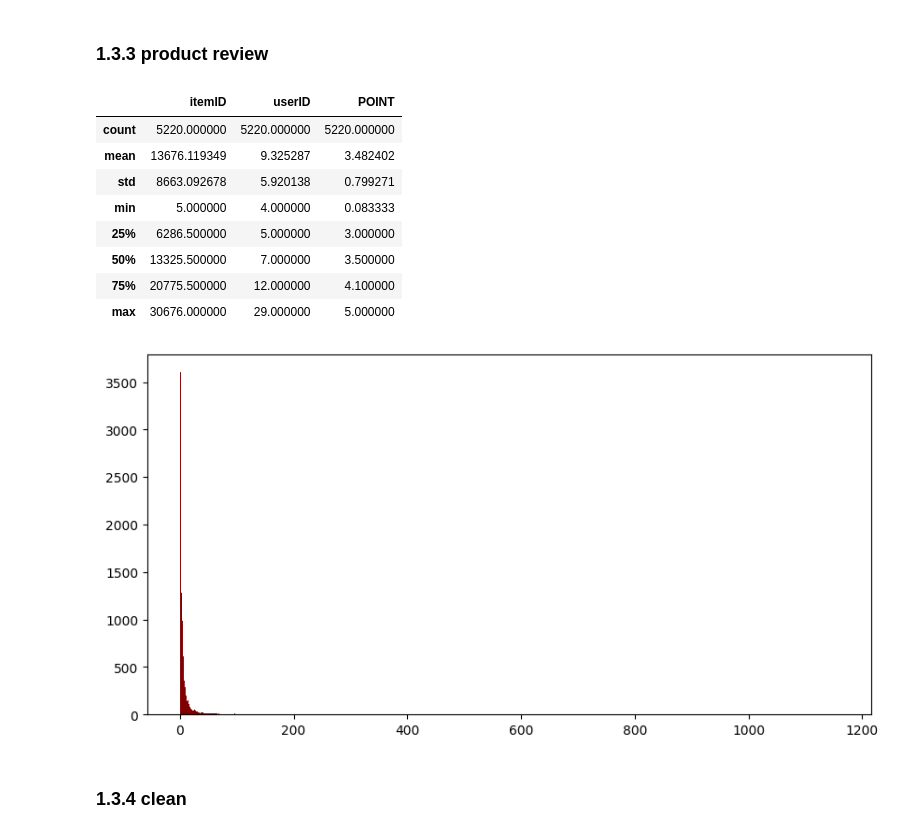
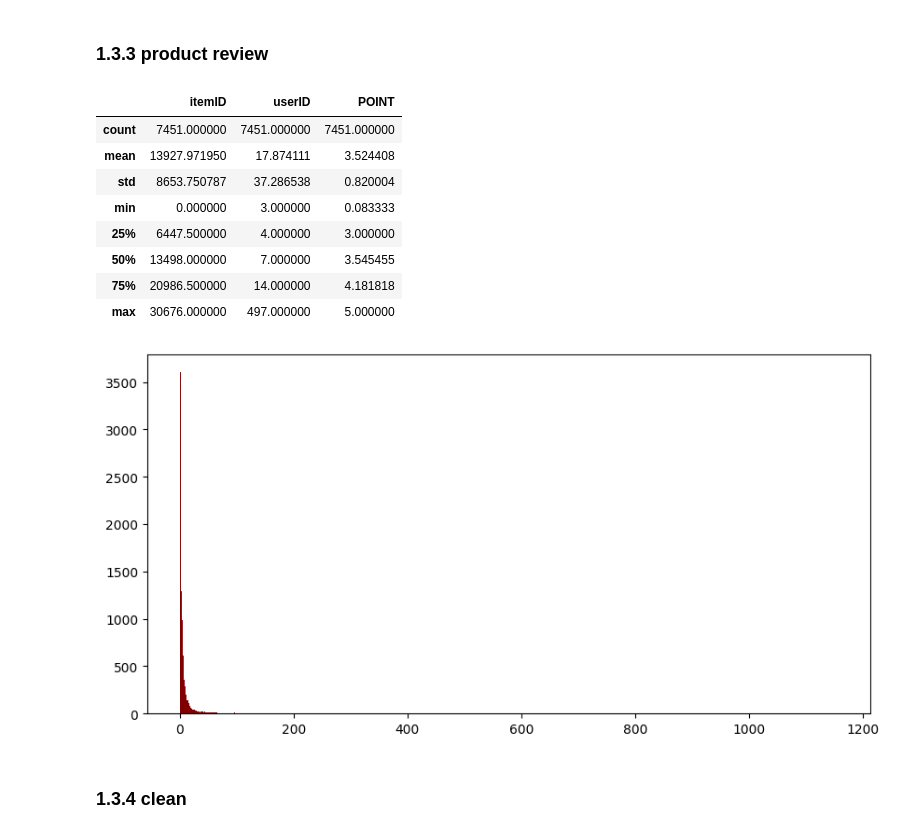
Before and after one commit to suthipongg/Similarity_model, a Jupyter notebook: db_cosmenet/recommender_data.ipynb, the cells around one changed output. Drawn from its saved outputs; the diff is of its cells as text; code cells hidden in the pictures.

```diff
--- a/db_cosmenet/recommender_data.ipynb
+++ b/db_cosmenet/recommender_data.ipynb
@@ -119,27 +119,29 @@ b_product_reviews.drop(product_not_avail_index, inplace=True)
 
 user_not_avail_index = b_product_reviews[~(b_product_reviews['UID'].isin(user_feature['ID']))].index
 b_product_reviews.drop(user_not_avail_index, inplace=True)
+
+b_product_reviews = b_product_reviews.groupby(['EID', 'UID']).agg({'POINT': 'mean'}).reset_index()
 # %%
-min_review, max_review = 3,30
+min_review, max_review = 2, 500
 group_review = b_product_reviews.groupby('EID').agg({'UID': 'count', 'POINT': 'mean'}).reset_index()
 EID_filter = group_review[(group_review['UID'] > min_review) & (group_review['UID'] < max_review)]['EID']
 review_filtered = b_product_reviews[b_product_reviews['EID'].isin(EID_filter)]
 review_filtered = review_filtered.merge(product_feature[['ID', 'RE_ID']], left_on='EID', right_on='ID')
 review_filtered = review_filtered.merge(user_feature[['ID', 'RE_ID']], left_on='UID', right_on='ID')
-review_filtered.drop(columns=['EID', 'UID', 'ID_x', 'ID_y', 'ID'], inplace=True)
+review_filtered.drop(columns=['EID', 'UID', 'ID_x', 'ID_y'], inplace=True)
 review_filtered.rename(columns={'RE_ID_x': 'itemID', 'RE_ID_y': 'userID'}, inplace=True)
 group_review_filter = review_filtered.groupby('itemID').agg({'userID': 'count', 'POINT': 'mean'}).reset_index()
 group_review_filter.describe()
 # %% [output]
 |  | itemID | userID | POINT |
-| count | 5220.000000 | 5220.000000 | 5220.000000 |
-| mean | 13676.119349 | 9.325287 | 3.482402 |
-| std | 8663.092678 | 5.920138 | 0.799271 |
-| min | 5.000000 | 4.000000 | 0.083333 |
-| 25% | 6286.500000 | 5.000000 | 3.000000 |
-| 50% | 13325.500000 | 7.000000 | 3.500000 |
-| 75% | 20775.500000 | 12.000000 | 4.100000 |
-| max | 30676.000000 | 29.000000 | 5.000000 |
+| count | 7451.000000 | 7451.000000 | 7451.000000 |
+| mean | 13927.971950 | 17.874111 | 3.524408 |
+| std | 8653.750787 | 37.286538 | 0.820004 |
+| min | 0.000000 | 3.000000 | 0.083333 |
+| 25% | 6447.500000 | 4.000000 | 3.000000 |
+| 50% | 13498.000000 | 7.000000 | 3.545455 |
+| 75% | 20986.500000 | 14.000000 | 4.181818 |
+| max | 30676.000000 | 497.000000 | 5.000000 |
 # %%
 import matplotlib.pyplot as plt
 fig = plt.figure(figsize = (10, 5))
@@ -149,7 +151,7 @@ count_UID = group_review.groupby('UID').agg({'UID':'count'}).rename(columns={'UI
 plt.bar(count_UID['UID'], count_UID['count'], color ='maroon', width = 1)
 plt.show()
 # %% [output]
-[figure, old version]
+[figure, new version]
 # %% [markdown]
 ### 1.3.4 clean
 # %%
```
Also changed, not shown: parts of 6 cells of this notebook.
